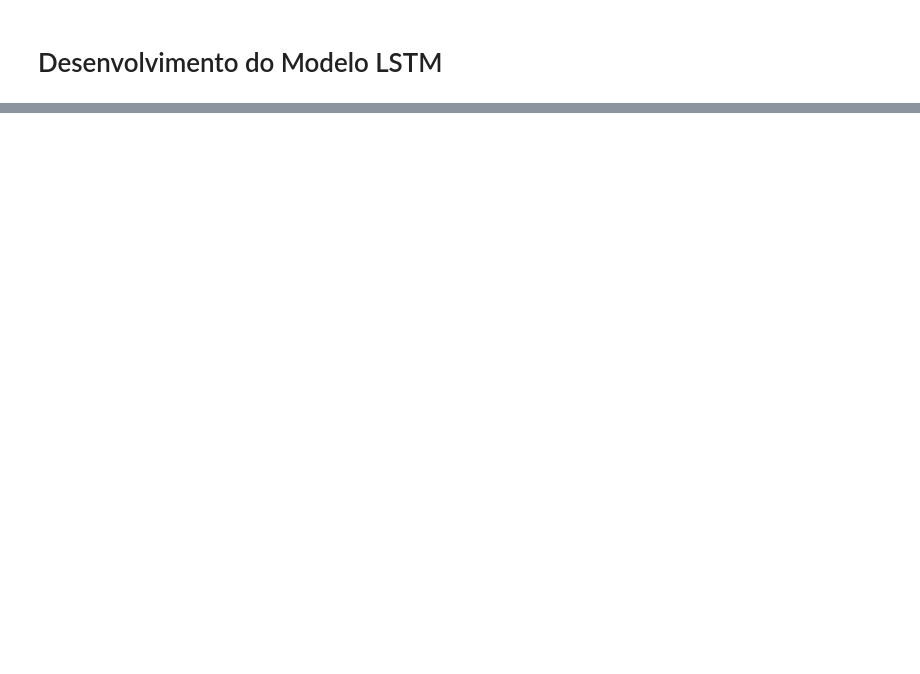
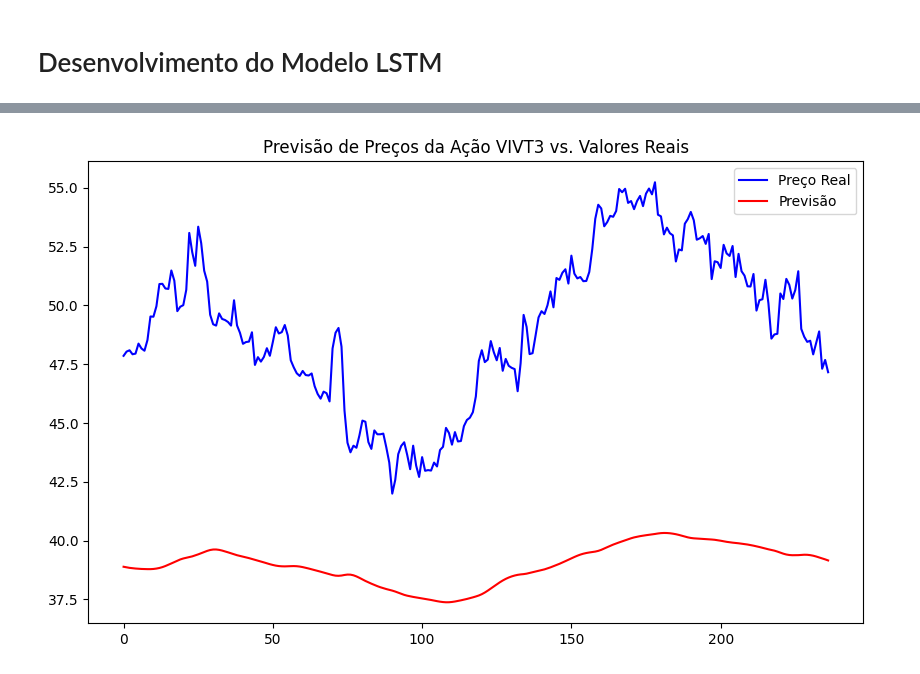
Before and after one commit to douglasVitoriano/pos-tech-fiap-tech-challenge-4, a Jupyter notebook: colet_and_train.ipynb, the cells around one changed output, grey strips where cells are left out. Drawn from its saved outputs; the diff is of its cells as text; code cells hidden in the pictures; blank space fills up the shorter version.

Commit message:
alteracao no modelo

```diff
--- a/colet_and_train.ipynb
+++ b/colet_and_train.ipynb
@@ -188,7 +182,7 @@ X.shape, y.shape
 # %%
-#Divisão dos Dados em Treino e Teste
-train_size = int(0.7 * len(data))
-X_train, X_test = X[:train_size], X[train_size:]
-y_train, y_test = y[:train_size], y[train_size:]
+# Divisão dos Dados em Treino e Teste
+train_size = int(len(X) * 0.8)
+X_train, X_test = X[:train_size], X[train_size:train_size + len(X) - train_size]
+y_train, y_test = y[:train_size], y[train_size:train_size + len(X) - train_size]
 X_train.shape, X_test.shape
 # %% [output]
@@ -245,6 +237,6 @@ Model: "sequential"
 # %%
-#Treinamento do Modelo
-history = model.fit(X_train, y_train, epochs=300, batch_size=128, validation_split=0.2, verbose=1)
-history.history.keys()
+# Treinamento com Early Stopping
+early_stopping = EarlyStopping(monitor='val_loss', patience=10, restore_best_weights=True)
+history = model.fit(X_train, y_train, epochs=300, batch_size=128, validation_split=0.2, verbose=1, callbacks=[early_stopping])
 # %% [output]
 Epoch 1/300
@@ -314,0 +259,31 @@ MAPE desnormalizado: 0.05732230093002919
+# %%
+from sklearn.metrics import mean_absolute_error, mean_squared_error, mean_absolute_percentage_error
+import numpy as np
+
+# Fazer previsões
+y_pred = model.predict(X_test)
+
+# Desnormalização
+y_test_desnormalized = scaler.inverse_transform(
+    np.hstack([y_test.reshape(-1, 1), np.zeros((y_test.shape[0], data_normalized.shape[1] - 1))])
+)[:, 0]
+
+y_pred_desnormalized = scaler.inverse_transform(
+    np.pad(y_pred.reshape(-1, 1), ((0, 0), (0, data_normalized.shape[1] - 1)), mode='constant')
+)[:, 0]
+
+# Avaliação do Modelo
+mae = mean_absolute_error(y_test_desnormalized, y_pred_desnormalized)
+rmse = np.sqrt(mean_squared_error(y_test_desnormalized, y_pred_desnormalized))
+mape = mean_absolute_percentage_error(y_test_desnormalized, y_pred_desnormalized)
+
+print(f'MAE: {mae:.2f}, RMSE: {rmse:.2f}, MAPE: {mape:.2f}')
+
+# Visualização das previsões
+plt.figure(figsize=(10, 6))
+plt.plot(y_test_desnormalized, label='Preço Real', color='blue')
+plt.plot(y_pred_desnormalized, label='Previsão', color='red')
+plt.legend()
+plt.title('Previsão de Preços da Ação VIVT3 vs. Valores Reais')
+plt.show()
+# %% [output]
@@ -315,3 +294,4 @@ MAPE desnormalizado: 0.05732230093002919
+[figure, added]
 # %%
 print(f'Forma de y_test: {y_test.shape}')
 print(f'Forma de y_pred: {y_pred.shape}')
```
Also changed, not shown: parts of 17 cells of this notebook, 38 other files.
